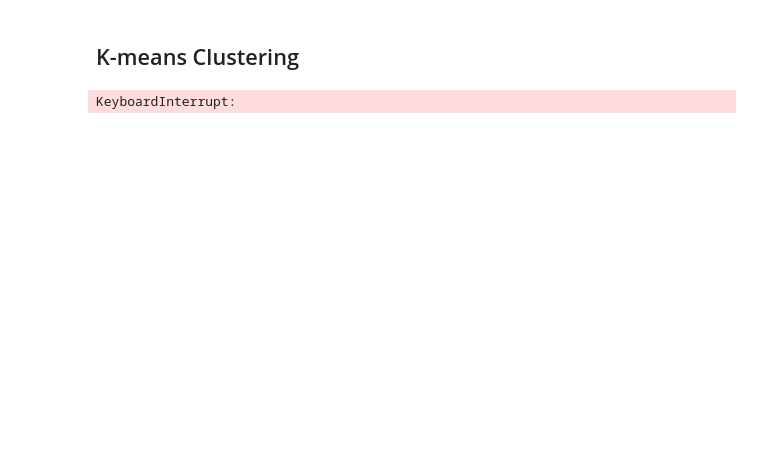
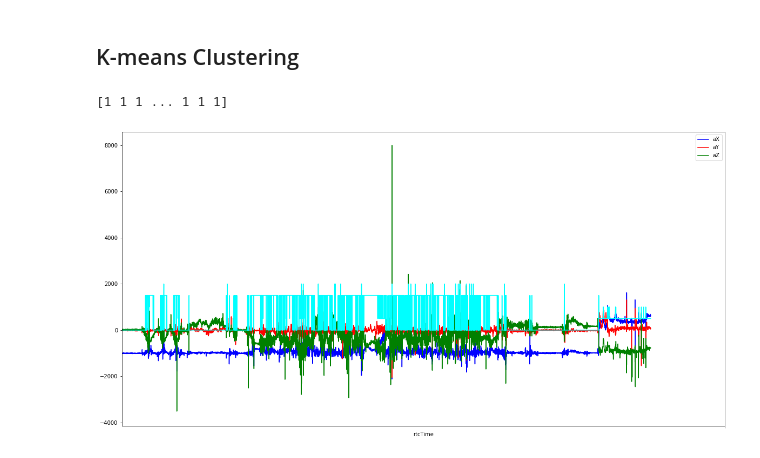
Before and after one commit to veysiadn/CO2-Excavators, a Jupyter notebook: initial-analysis.ipynb, the cells around one changed output. Cells and saved outputs as stored; diff of their text form; code cells hidden in the pictures; blank space fills up the shorter version.

```diff
--- a/initial-analysis.ipynb
+++ b/initial-analysis.ipynb
@@ -226,9 +229,6 @@ data_no_gps.plot(x='rtcTime',subplots=True, figsize=(20,80),ax=ax[1]);
 # Importing Modules
 from sklearn import datasets
 from sklearn.cluster import KMeans
-
-# Loading dataset
-iris_df = datasets.load_iris()
 
 # Declaring Model
 model = KMeans(n_clusters=5)
@@ -241,13 +241,18 @@ all_predictions = model.predict(data_with_gps[['aX','aY','aZ']])
 
 # Printing Predictions
 print(all_predictions)
+# %% [output]
+[1 1 1 ... 1 1 1]
 # %%
-ax, fig = plt.subplots(figsize=(20,10))
-plt.plot(data_with_gps['rtcTime'], data_with_gps['aX'], label='aX')
-plt.plot(data_with_gps['rtcTime'], data_with_gps['aY'], label='aY')
-plt.plot(data_with_gps['rtcTime'], data_with_gps['aZ'], label='aZ')
-plt.plot(data_with_gps['rtcTime'], all_predictions,  label='class_predictions')
-plt.legend()
+fig, ax = plt.subplots(figsize=(20,10))
+ax = data_with_gps.plot(x='rtcTime',y=['aX'],ax=ax,color= 'blue')
+ax = data_with_gps.plot(x='rtcTime',y=['aY'],ax=ax, color= 'red')
+ax = data_with_gps.plot(x='rtcTime',y=['aZ'],ax=ax, color= 'green')
+ax.set_xlim(4.2e4, 5e4)
+# plt.plot(x=data_with_gps['rtcTime'], data_with_gps['aX'], label='aX')
+# plt.plot(data_with_gps['rtcTime'], data_with_gps['aY'], label='aY')
+# plt.plot(data_with_gps['rtcTime'], data_with_gps['aZ'], label='aZ')
+ax = plt.plot(all_predictions*500, label='class_predictions', color='cyan')
 plt.show()
 # %% [output]
-KeyboardInterrupt:
+[figure, added]
```
Also changed, not shown: parts of 10 cells of this notebook.
